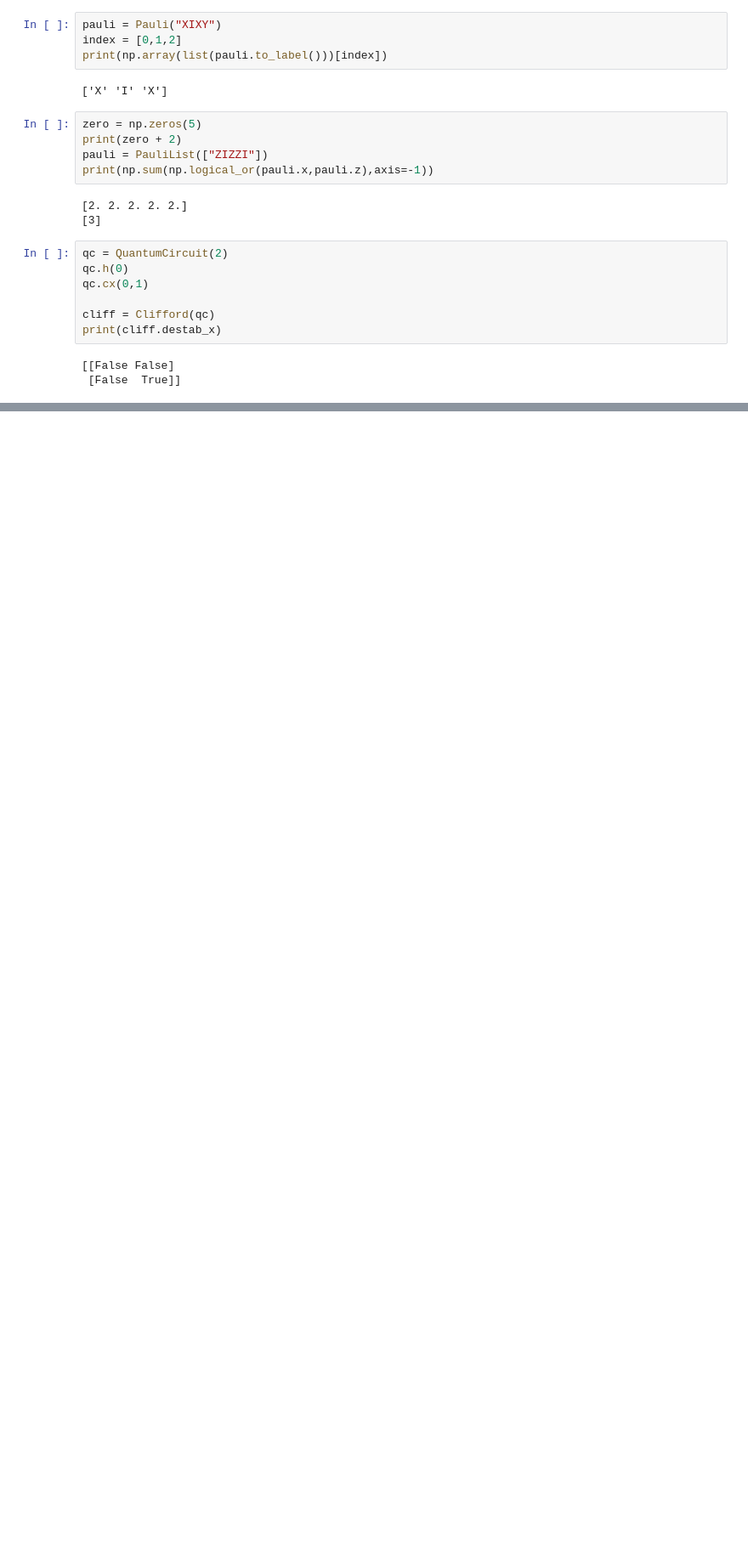
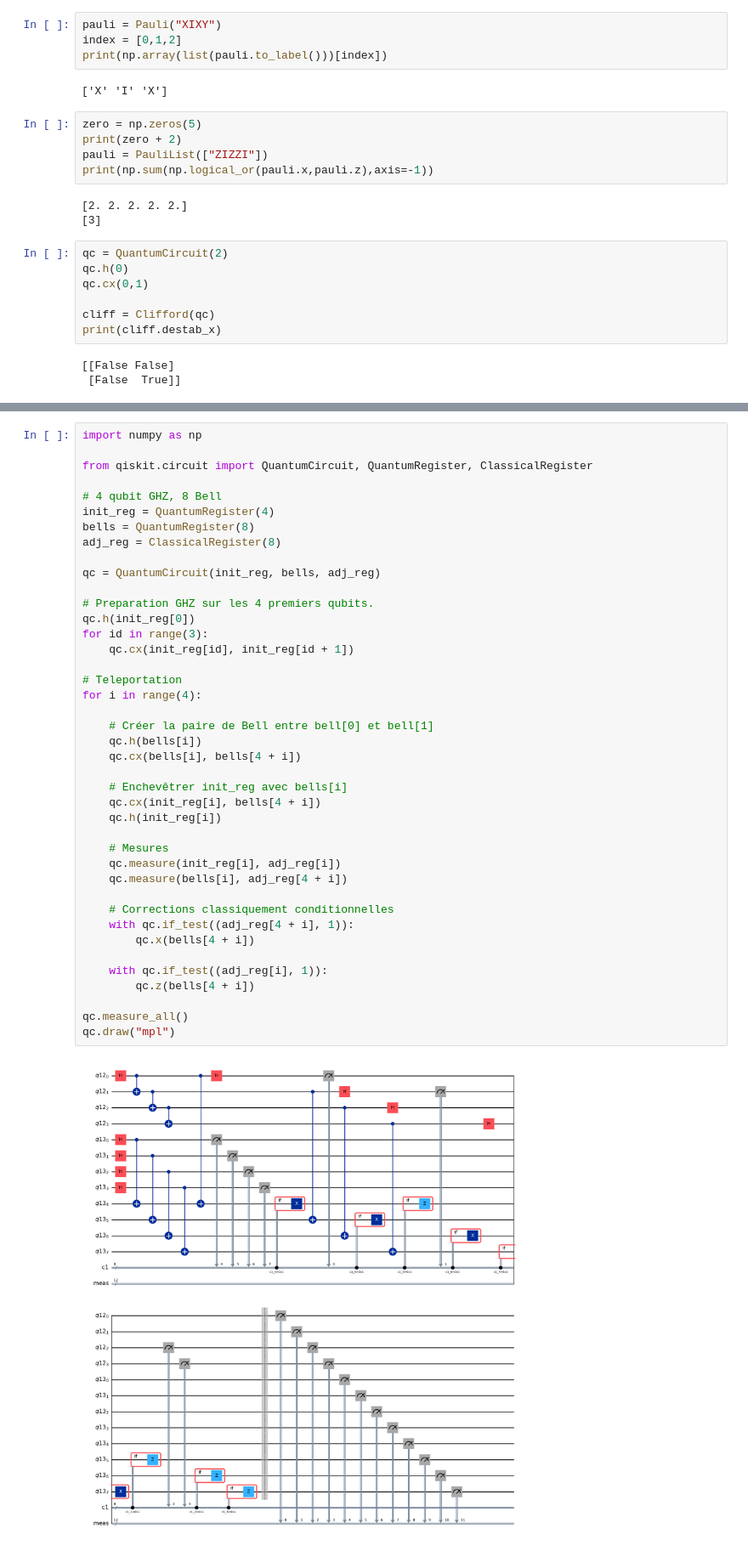
Before and after one commit to Laur1er/classical-shadow, a Jupyter notebook: classical_shadow/testing.ipynb, the cells around one changed output, grey strips where cells are left out. Shown at 85% size. Drawn from its saved outputs; the diff is of its cells as text; blank space fills up the shorter version.

```diff
--- a/classical_shadow/testing.ipynb
+++ b/classical_shadow/testing.ipynb
@@ -83,0 +161,43 @@ print(cliff.destab_x)
+# %%
+import numpy as np
+
+from qiskit.circuit import QuantumCircuit, QuantumRegister, ClassicalRegister
+
+# 4 qubit GHZ, 8 Bell
+init_reg = QuantumRegister(4)
+bells = QuantumRegister(8)
+adj_reg = ClassicalRegister(8)
+
+qc = QuantumCircuit(init_reg, bells, adj_reg)
+
+# Preparation GHZ sur les 4 premiers qubits.
+qc.h(init_reg[0])
+for id in range(3):
+    qc.cx(init_reg[id], init_reg[id + 1])
+
+# Teleportation
+for i in range(4):
+
+    # Créer la paire de Bell entre bell[0] et bell[1]
+    qc.h(bells[i])
+    qc.cx(bells[i], bells[4 + i])
+
+    # Enchevêtrer init_reg avec bells[i]
+    qc.cx(init_reg[i], bells[4 + i])
+    qc.h(init_reg[i])
+
+    # Mesures
+    qc.measure(init_reg[i], adj_reg[i])
+    qc.measure(bells[i], adj_reg[4 + i])
+
+    # Corrections classiquement conditionnelles
+    with qc.if_test((adj_reg[4 + i], 1)):
+        qc.x(bells[4 + i])
+
+    with qc.if_test((adj_reg[i], 1)):
+        qc.z(bells[4 + i])
+
+qc.measure_all()
+qc.draw("mpl")
+# %% [output]
+[figure, added]
```
Also changed, not shown: parts of 5 cells of this notebook, 10 other files.
